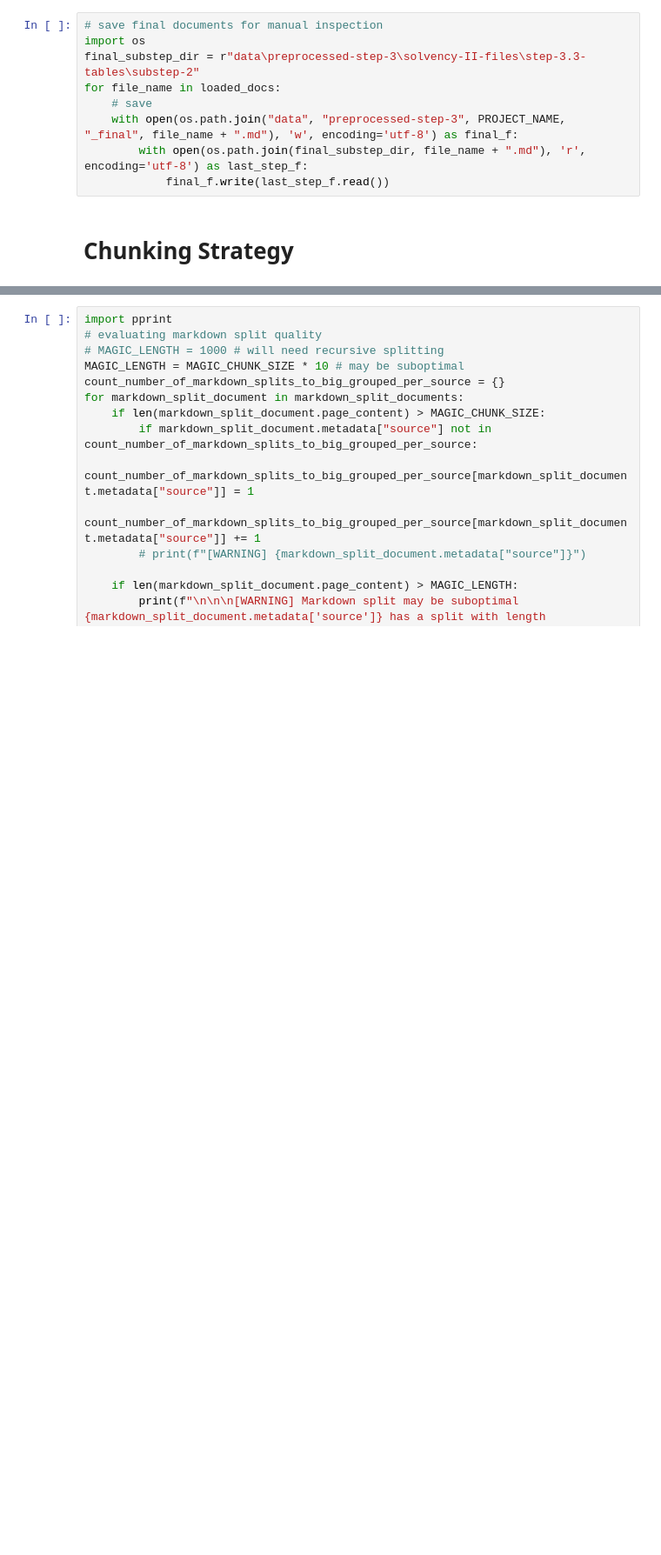
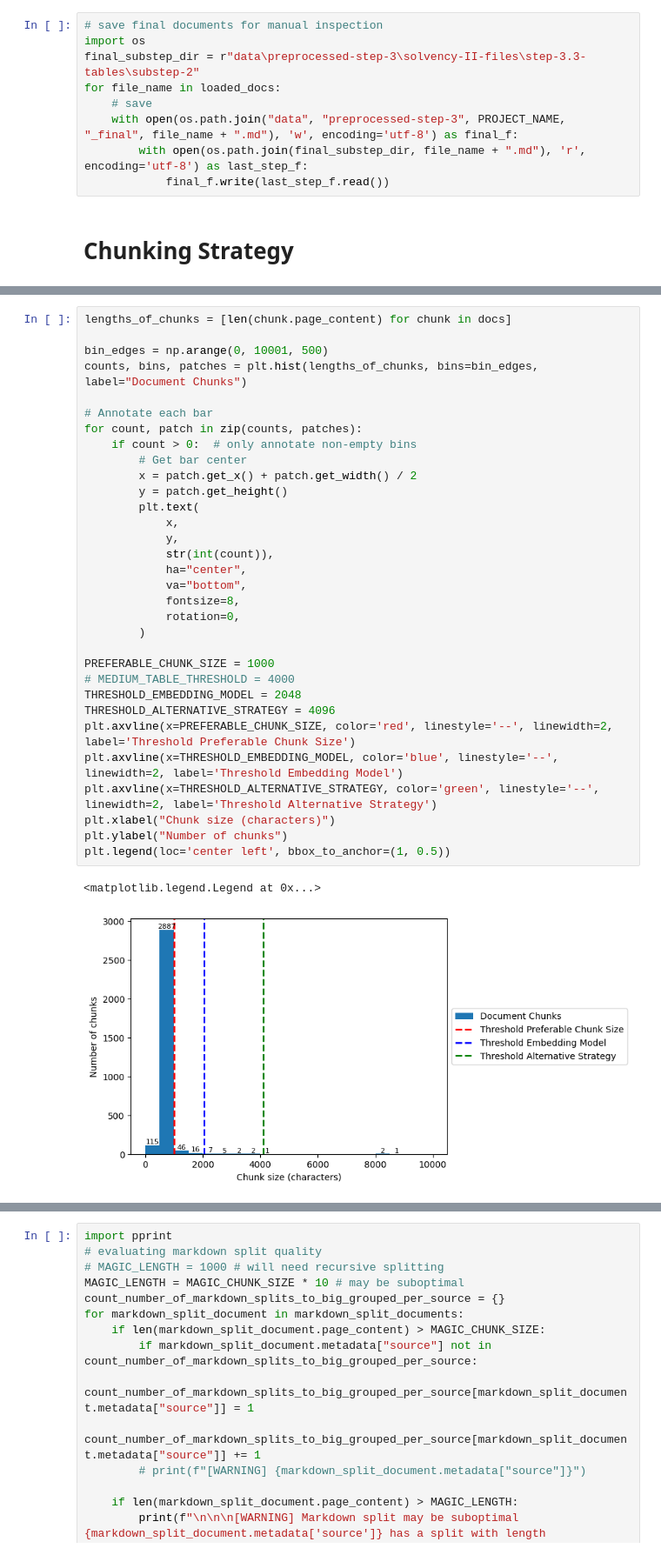
Before and after one commit to BjornvanBraak/Solvency-II-Regulatory-Search, a Jupyter notebook: document-preprocessing-pipeline.ipynb, the cells around one changed output, grey strips where cells are left out. Shown at 87% size. Saved outputs shown, nothing was run; the diff lists cells and outputs as text; blank space fills up the shorter version.

Commit message:
intermediate save 2 - modality chunking

```diff
--- a/document-preprocessing-pipeline.ipynb
+++ b/document-preprocessing-pipeline.ipynb
@@ -2434,0 +2462,35 @@ IndentationError: expected an indented block after 'if' statement on line 16 (15
+# %%
+lengths_of_chunks = [len(chunk.page_content) for chunk in docs]
+
+bin_edges = np.arange(0, 10001, 500)
+counts, bins, patches = plt.hist(lengths_of_chunks, bins=bin_edges, label="Document Chunks")
+
+# Annotate each bar
+for count, patch in zip(counts, patches):
+    if count > 0:  # only annotate non-empty bins
+        # Get bar center
+        x = patch.get_x() + patch.get_width() / 2
+        y = patch.get_height()
+        plt.text(
+            x,
+            y,
+            str(int(count)),
+            ha="center",
+            va="bottom",
+            fontsize=8,
+            rotation=0,
+        )
+
+PREFERABLE_CHUNK_SIZE = 1000
+# MEDIUM_TABLE_THRESHOLD = 4000
+THRESHOLD_EMBEDDING_MODEL = 2048
+THRESHOLD_ALTERNATIVE_STRATEGY = 4096
+plt.axvline(x=PREFERABLE_CHUNK_SIZE, color='red', linestyle='--', linewidth=2, label='Threshold Preferable Chunk Size')
+plt.axvline(x=THRESHOLD_EMBEDDING_MODEL, color='blue', linestyle='--', linewidth=2, label='Threshold Embedding Model')
+plt.axvline(x=THRESHOLD_ALTERNATIVE_STRATEGY, color='green', linestyle='--', linewidth=2, label='Threshold Alternative Strategy')
+plt.xlabel("Chunk size (characters)")
+plt.ylabel("Number of chunks")
+plt.legend(loc='center left', bbox_to_anchor=(1, 0.5))
+# %% [output]
+<matplotlib.legend.Legend at 0x...>
+[figure, added]
```
Also changed, not shown: parts of 11 cells of this notebook, 3 other files.
